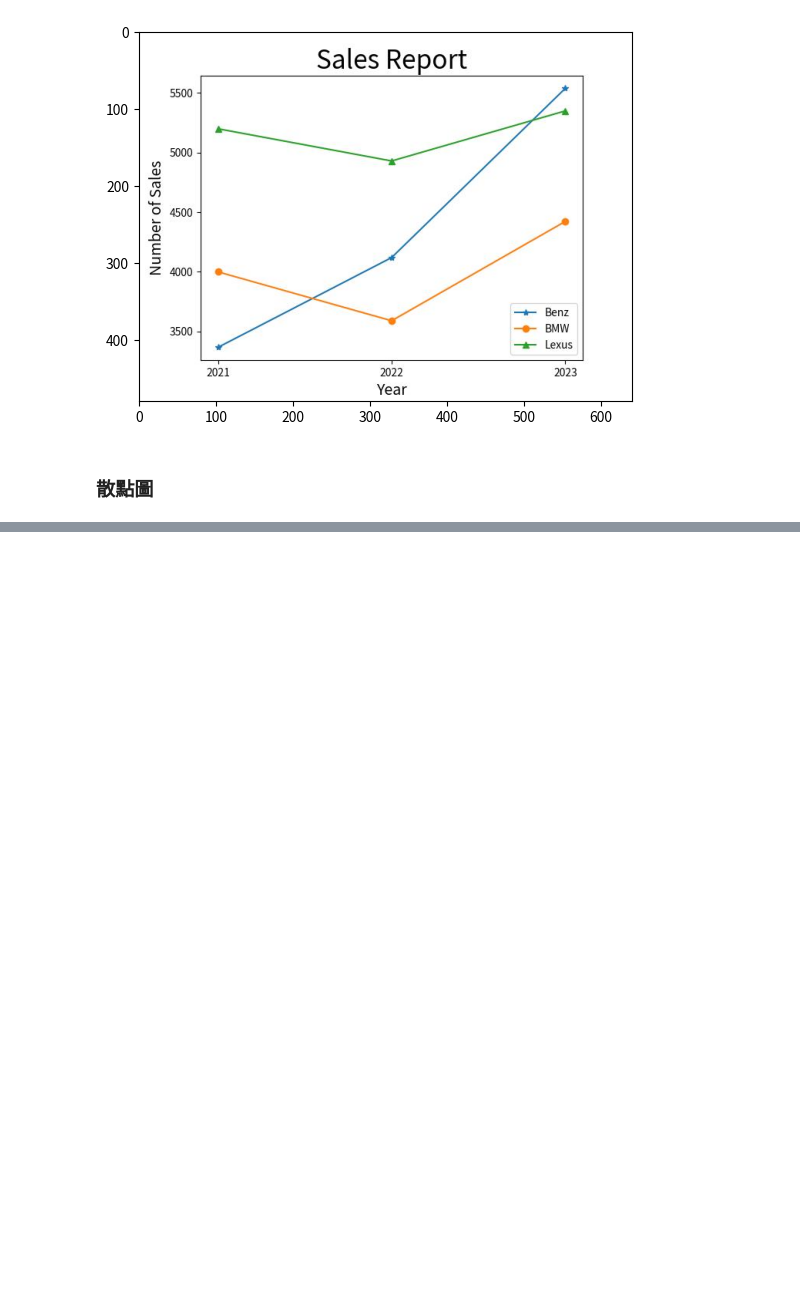
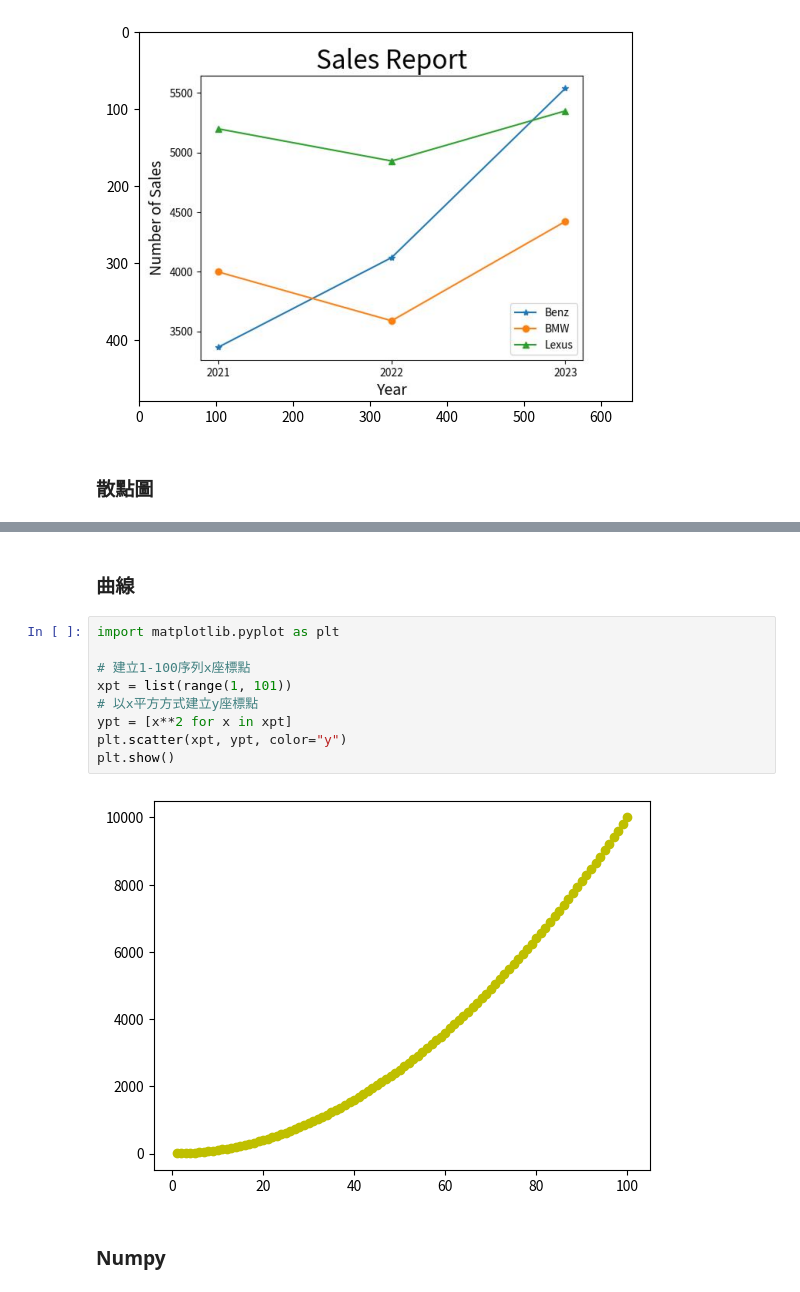
Before and after one commit to samhsiao6238/PythonFinance_2024, a Jupyter notebook: D10_Matplotlib/00_範例/ex01.ipynb, the cells around one changed output, grey strips where cells are left out. Drawn from its saved outputs; the diff is of its cells as text; blank space fills up the shorter version.

```diff
--- a/D10_Matplotlib/00_範例/ex01.ipynb
+++ b/D10_Matplotlib/00_範例/ex01.ipynb
@@ -207,3 +193,18 @@ plt.scatter(xpt, ypt)
 plt.show()
 # %% [output]
 [figure]
+# %% [markdown]
+### 曲線
+# %%
+import matplotlib.pyplot as plt
+
+# 建立1-100序列x座標點
+xpt = list(range(1, 101))
+# 以x平方方式建立y座標點
+ypt = [x**2 for x in xpt]
+plt.scatter(xpt, ypt, color="y")
+plt.show()
+# %% [output]
+[figure, added]
+# %% [markdown]
+### Numpy
```
Also changed, not shown: parts of 26 cells of this notebook, 4 other files.
